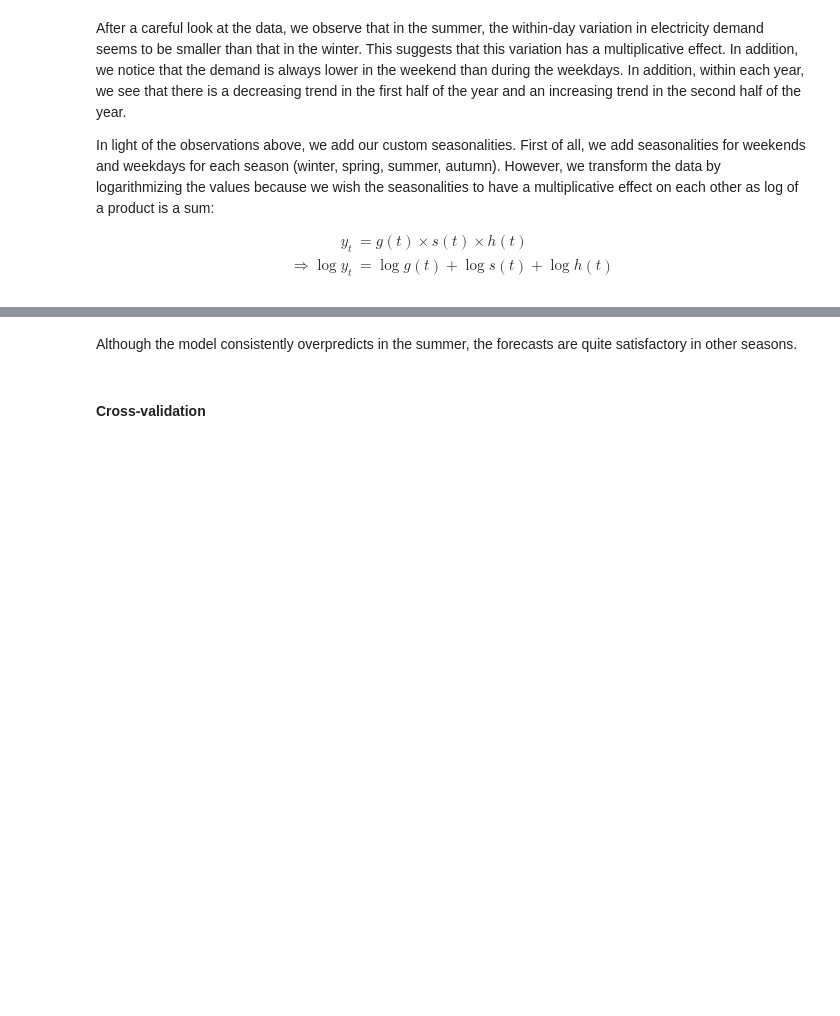
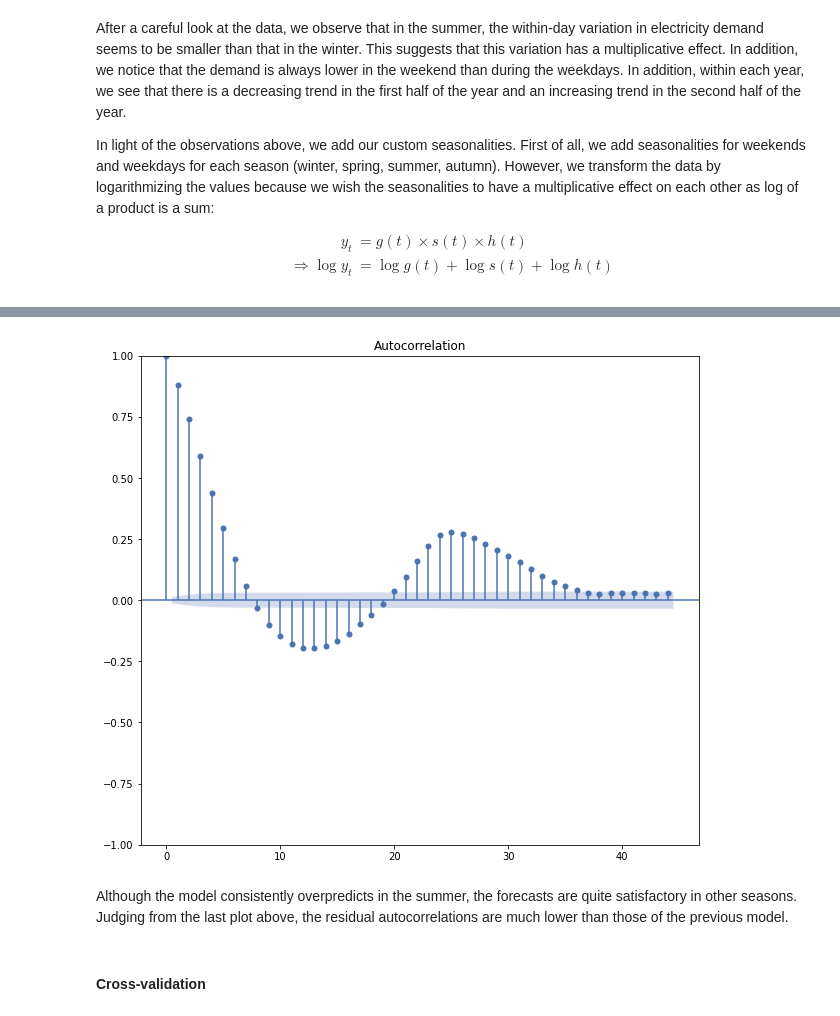
Before and after one commit to quan-possible/energy-demand-prediction, a Jupyter notebook: hourly/hourly.ipynb, the cells around one changed output, grey strips where cells are left out. Drawn from its saved outputs; the diff is of its cells as text; code cells hidden in the pictures; blank space fills up the shorter version.

```diff
--- a/hourly/hourly.ipynb
+++ b/hourly/hourly.ipynb
@@ -696,6 +733,10 @@ plot(to_exp(forecast_improved, ['yhat', 'yhat_lower', 'yhat_upper']), to_exp(tra
 [figure]
+# %%
+acf_res(forecast_improved, train_df)
+# %% [output]
+[figure, added]
 # %% [markdown]
-Although the model consistently overpredicts in the summer, the forecasts are quite satisfactory in other seasons.
+Although the model consistently overpredicts in the summer, the forecasts are quite satisfactory in other seasons. Judging from the last plot above, the residual autocorrelations are much lower than those of the previous model.
 # %% [markdown]
 #### Cross-validation <a class="anchor" id="4.4.2."></a>
 # %% [markdown]
```
Also changed, not shown: parts of 24 cells of this notebook, 1 other file.
